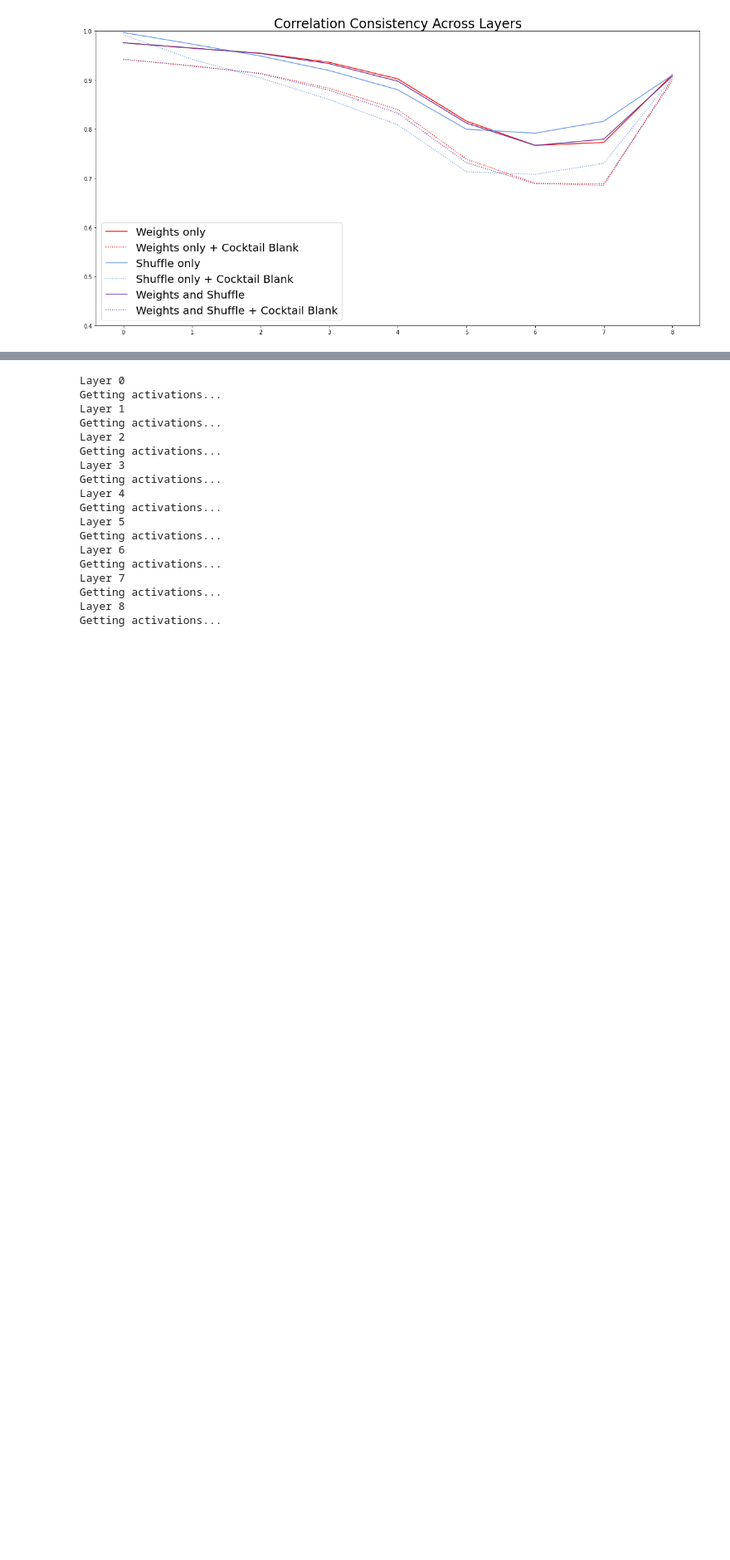
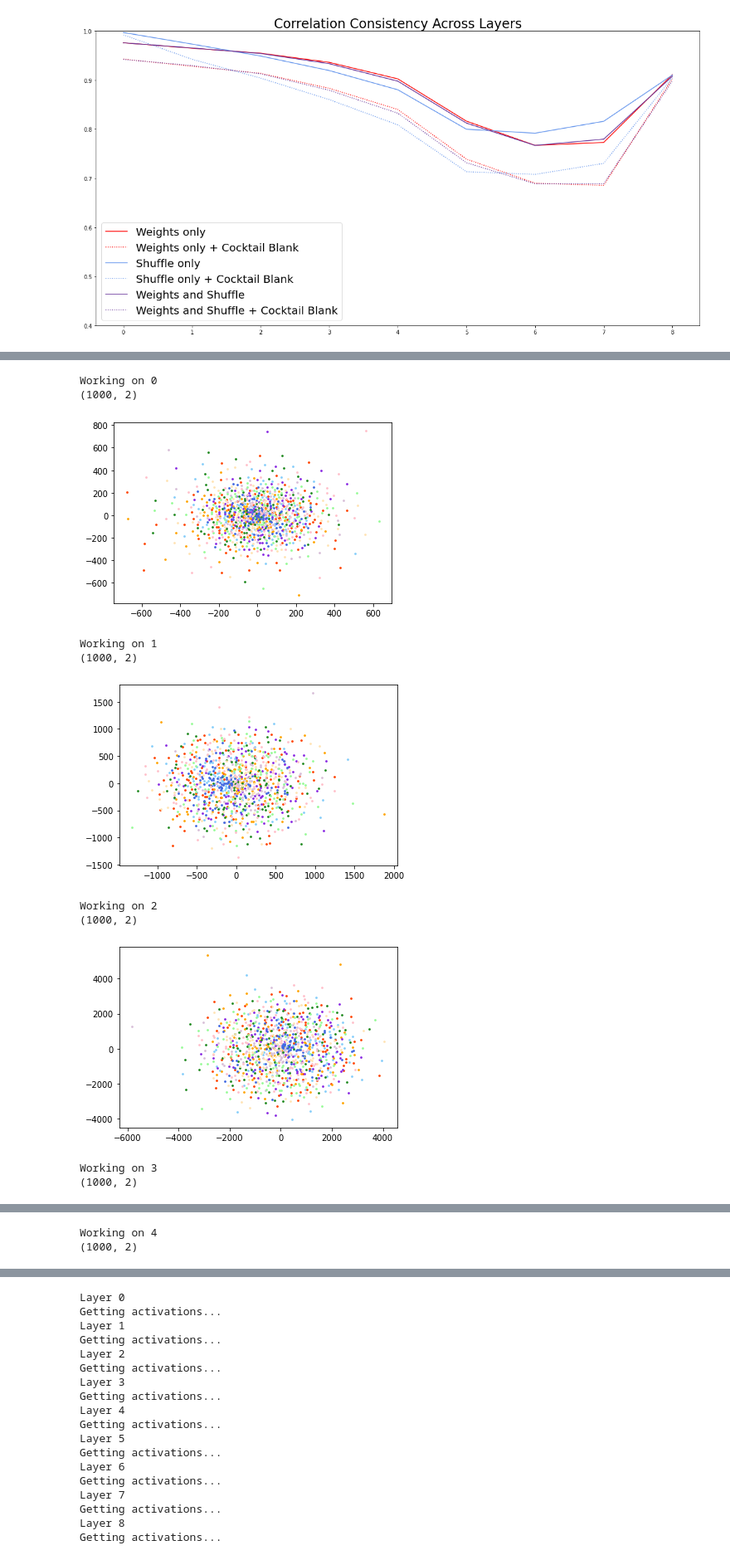
Before and after one commit to VandyCatLab/modelzoo, a Jupyter notebook: notebooks/Correlations.ipynb, the cells around one changed output, grey strips where cells are left out. Shown at 83% size. Saved outputs shown, nothing was run; the diff lists cells and outputs as text; code cells hidden in the pictures; blank space fills up the shorter version.

Commit message:
Beginning work on cluster graphs

```diff
--- a/notebooks/Correlations.ipynb
+++ b/notebooks/Correlations.ipynb
@@ -397,0 +404,41 @@ plot_consistency(pwcca_weights, pwcca_weights_cb,
+# %%
+# instances = os.listdir('../outputs/models/primary/')
+# count = 0
+
+# for instance in instances:
+#     if count >= 10:
+#         break
+#     if '.h5' not in instance:
+#         continue
+K.clear_session()
+model = load_model('../outputs/models/primary/instance_200.h5')
+# acts_list = analysis.get_acts(model, [0, 2, 4, 6, 8], x_predict, cocktail_blank=False)
+embedding = MDS(n_components=2, dissimilarity='euclidean')
+count = 0
+colors = ['lightskyblue', 'orangered', 'orange', 'blueviolet', 'thistle',
+          'forestgreen','moccasin', 'palegreen', 'royalblue', 'pink']
+# mds_list = []
+# for acts in acts_list:
+for j in range(len(acts_list)):
+    print('Working on', count)
+#     num_imgs, h, w, channels = acts.shape
+#     X_transformed = embedding.fit_transform(acts.reshape(num_imgs, h*w*channels))
+#     mds_list.append(X_transformed)
+    X_transformed = mds_list[j]
+    print(X_transformed.shape)
+    for i in range(10):
+        plt.scatter(X_transformed[i*100 : (i+1)*100, 0], X_transformed[i*100 : (i+1)*100, 1], s=3, c=colors[i])
+    plt.show()
+    count += 1
+# %% [output]
+Working on 0
+(1000, 2)
+[figure, added]
+Working on 1
+(1000, 2)
+[figure, added]
+Working on 2
+(1000, 2)
+[figure, added]
+Working on 3
+(1000, 2)
@@ -397,0 +446,2 @@ plot_consistency(pwcca_weights, pwcca_weights_cb,
+Working on 4
+(1000, 2)
```
Also changed, not shown: parts of 2 cells of this notebook, 1 other file.
